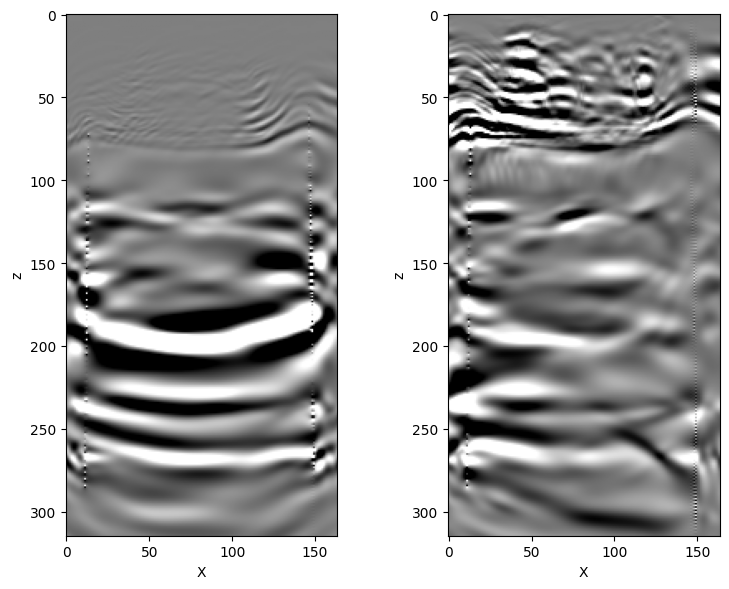
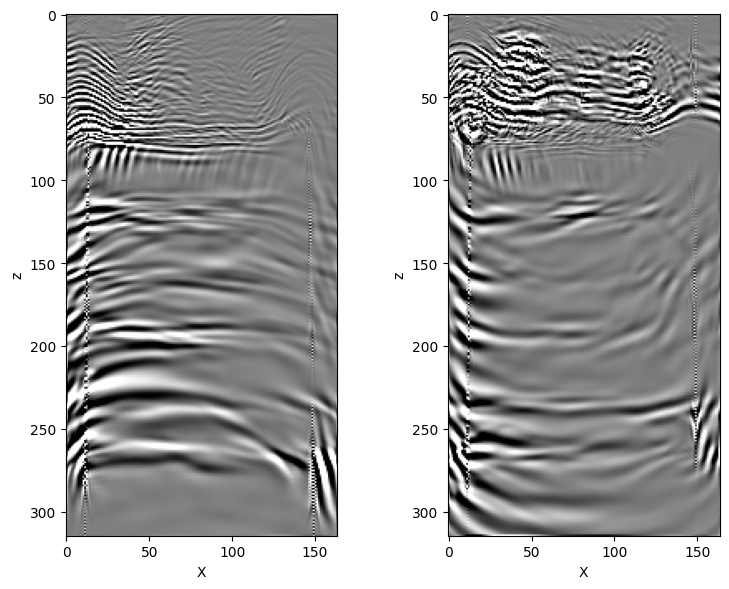
Code edit (unified diff) that turned the first committed figure into the second:
--- before
+++ after
@@ -1,7 +1,7 @@
 fig, axs = plt.subplots(1, 2, figsize=(8, 6), dpi=100)
-qa = np.quantile(stack_ud, 0.97)
-matrice0 = axs[0].imshow(stack_ud[50:-50, :-50].T, vmin=-qa, vmax=qa, cmap="gray", aspect='equal')
-qa = np.quantile(stack_ud_il, 0.97)
-matrice1 = axs[1].imshow(stack_ud_il[50:-50, :-50].T, vmin=-qa, vmax=qa, cmap="gray", aspect='equal')
+qa = np.quantile(ndimage.laplace(stack_ud), 0.97)
+matrice0 = axs[0].imshow(ndimage.laplace(stack_ud[50:-50, :-50].T), vmin=-qa, vmax=qa, cmap="gray", aspect='equal')
+qa = np.quantile(ndimage.laplace(stack_ud_il), 0.97)
+matrice1 = axs[1].imshow(ndimage.laplace(stack_ud_il[50:-50, :-50].T), vmin=-qa, vmax=qa, cmap="gray", aspect='equal')
 
 # fig.colorbar(matrice1)

Commit: vti LSRTM setup